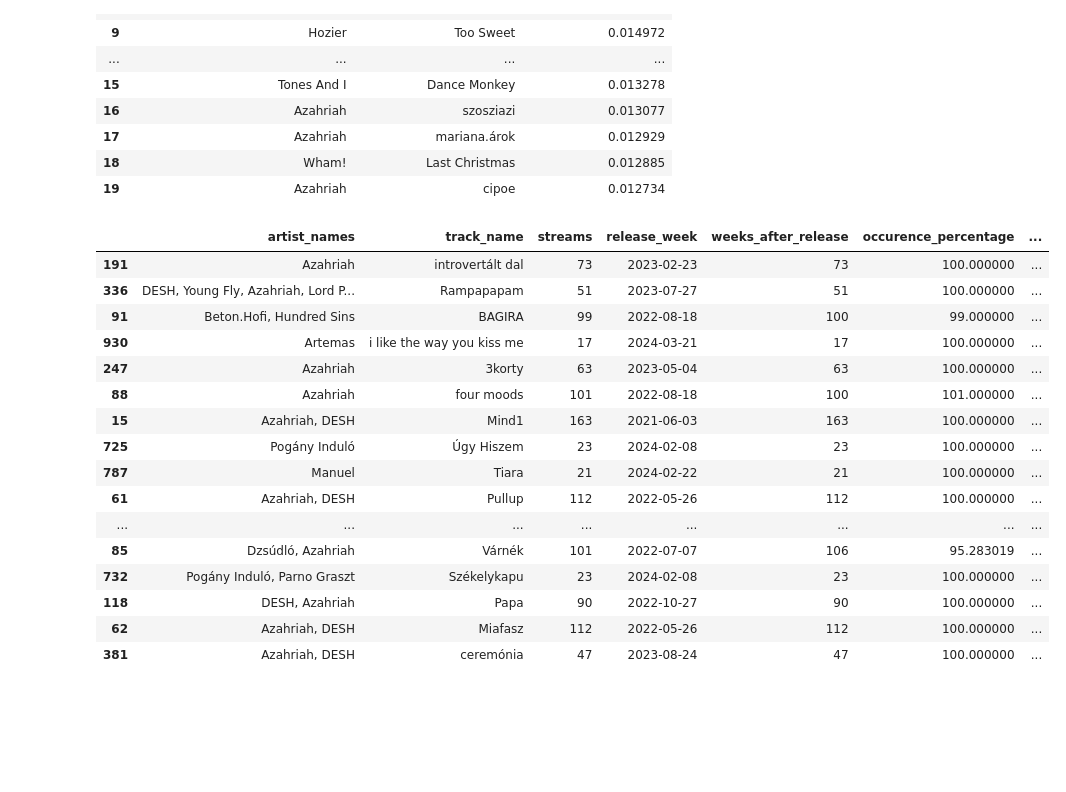
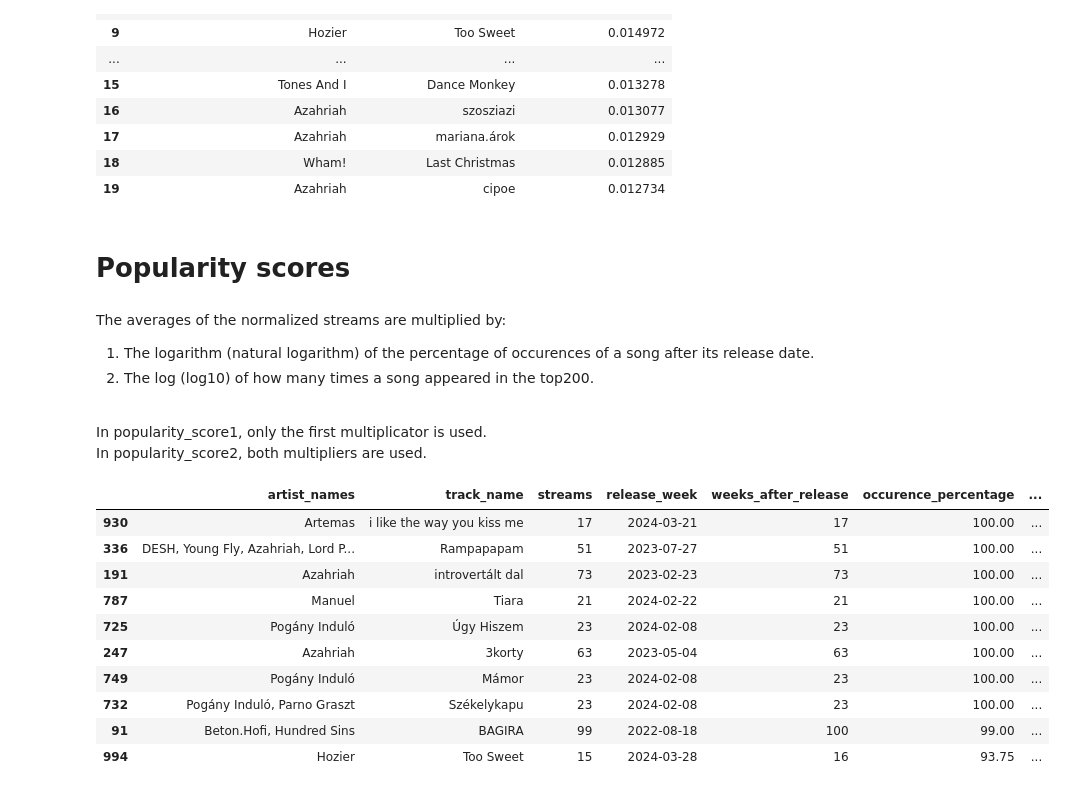
Before and after one commit to feketeLev/music_prediction_project, a Jupyter notebook: Popularity.ipynb, the cells around one changed output. Cells and saved outputs as stored; diff of their text form; code cells hidden in the pictures; blank space fills up the shorter version.

```diff
--- a/Popularity.ipynb
+++ b/Popularity.ipynb
@@ -52,7 +52,7 @@ count_of_instances = combined_df.groupby(["artist_names", "track_name"])["stream
 count_of_instances_df = pd.DataFrame(count_of_instances).reset_index()
 artists_and_tracks_to_use = count_of_instances_df[count_of_instances_df["streams"] >= 15][["artist_names", "track_name"]]
 combined_df2 = combined_df.merge(artists_and_tracks_to_use, on=["artist_names", "track_name"])
-combined_df2["Date"] = pd.to_datetime(combined_df2["Date"])
+#combined_df2["Date"] = pd.to_datetime(combined_df2["Date"])
 combined_df2
 # %% [output]
 |  | rank | uri | artist_names | track_name | source | peak_rank | previous_rank | weeks_on_chart | ... |
@@ -404,26 +444,30 @@ mean_streams_df.head(20)
 | 17 | Azahriah | mariana.árok | 0.012929 |
 | 18 | Wham! | Last Christmas | 0.012885 |
 | 19 | Azahriah | cipoe | 0.012734 |
+# %% [markdown]
+# Popularity scores
+# %% [markdown]
+The averages of the normalized streams are multiplied by: <br>
+1. The logarithm (natural logarithm) of the percentage of occurences of a song after its release date.
+2. The log (log10) of how many times a song appeared in the top200. <br>
+<br>
+In popularity_score1, only the first multiplicator is used. <br>
+In popularity_score2, both multipliers are used.
 # %%
 df_occurences_means = df_occurences.merge(mean_streams_df, on = ["artist_names", "track_name"], how = "inner")
-df_occurences_means["popularity_score"] = df_occurences_means["normalized_streams"] * df_occurences_means["log_occurence"] * np.log10(df_occurences_means["streams"])
-df_occurences_means.sort_values("popularity_score", ascending = False).head(20)
+df_occurences_means["popularity_score1"] = df_occurences_means["normalized_streams"] * df_occurences_means["log_occurence"]
+df_occurences_means["popularity_score2"] = df_occurences_means["normalized_streams"] * df_occurences_means["log_occurence"] * np.log10(df_occurences_means["streams"])
+df_occurences_means.sort_values("popularity_score1", ascending = False).head(10)
 # %% [output]
 |  | artist_names | track_name | streams | release_week | weeks_after_release | occurence_percentage | ... |
-| 191 | Azahriah | introvertált dal | 73 | 2023-02-23 | 73 | 100.000000 | ... |
-| 336 | DESH, Young Fly, Azahriah, Lord P... | Rampapapam | 51 | 2023-07-27 | 51 | 100.000000 | ... |
-| 91 | Beton.Hofi, Hundred Sins | BAGIRA | 99 | 2022-08-18 | 100 | 99.000000 | ... |
-| 930 | Artemas | i like the way you kiss me | 17 | 2024-03-21 | 17 | 100.000000 | ... |
-| 247 | Azahriah | 3korty | 63 | 2023-05-04 | 63 | 100.000000 | ... |
-| 88 | Azahriah | four moods | 101 | 2022-08-18 | 100 | 101.000000 | ... |
-| 15 | Azahriah, DESH | Mind1 | 163 | 2021-06-03 | 163 | 100.000000 | ... |
-| 725 | Pogány Induló | Úgy Hiszem | 23 | 2024-02-08 | 23 | 100.000000 | ... |
-| 787 | Manuel | Tiara | 21 | 2024-02-22 | 21 | 100.000000 | ... |
-| 61 | Azahriah, DESH | Pullup | 112 | 2022-05-26 | 112 | 100.000000 | ... |
-| ... | ... | ... | ... | ... | ... | ... | ... |
-| 85 | Dzsúdló, Azahriah | Várnék | 101 | 2022-07-07 | 106 | 95.283019 | ... |
-| 732 | Pogány Induló, Parno Graszt | Székelykapu | 23 | 2024-02-08 | 23 | 100.000000 | ... |
-| 118 | DESH, Azahriah | Papa | 90 | 2022-10-27 | 90 | 100.000000 | ... |
-| 62 | Azahriah, DESH | Miafasz | 112 | 2022-05-26 | 112 | 100.000000 | ... |
-| 381 | Azahriah, DESH | ceremónia | 47 | 2023-08-24 | 47 | 100.000000 | ... |
+| 930 | Artemas | i like the way you kiss me | 17 | 2024-03-21 | 17 | 100.00 | ... |
+| 336 | DESH, Young Fly, Azahriah, Lord P... | Rampapapam | 51 | 2023-07-27 | 51 | 100.00 | ... |
+| 191 | Azahriah | introvertált dal | 73 | 2023-02-23 | 73 | 100.00 | ... |
+| 787 | Manuel | Tiara | 21 | 2024-02-22 | 21 | 100.00 | ... |
+| 725 | Pogány Induló | Úgy Hiszem | 23 | 2024-02-08 | 23 | 100.00 | ... |
+| 247 | Azahriah | 3korty | 63 | 2023-05-04 | 63 | 100.00 | ... |
+| 749 | Pogány Induló | Mámor | 23 | 2024-02-08 | 23 | 100.00 | ... |
+| 732 | Pogány Induló, Parno Graszt | Székelykapu | 23 | 2024-02-08 | 23 | 100.00 | ... |
+| 91 | Beton.Hofi, Hundred Sins | BAGIRA | 99 | 2022-08-18 | 100 | 99.00 | ... |
+| 994 | Hozier | Too Sweet | 15 | 2024-03-28 | 16 | 93.75 | ... |
 # %%
```
Also changed, not shown: parts of 13 cells of this notebook.
